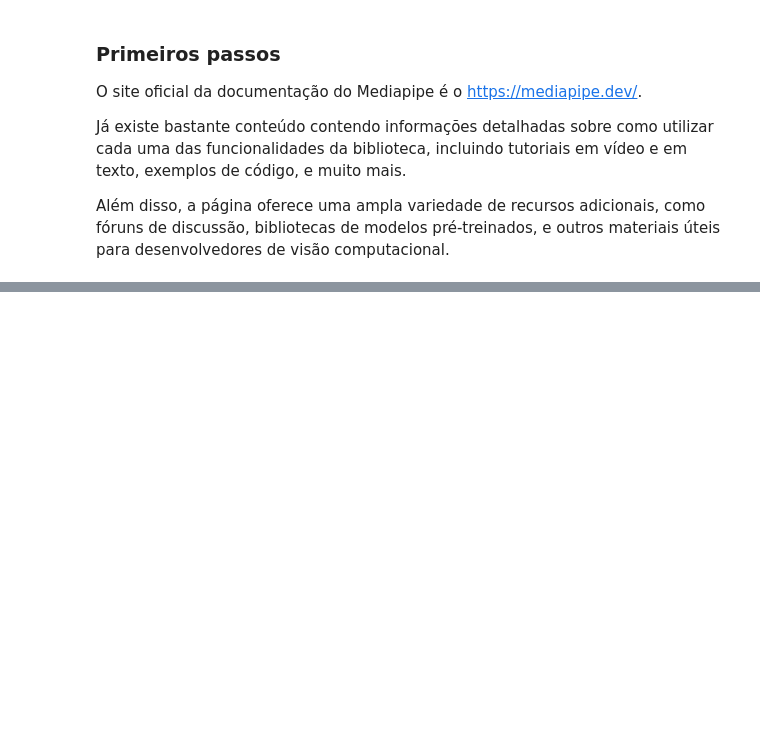
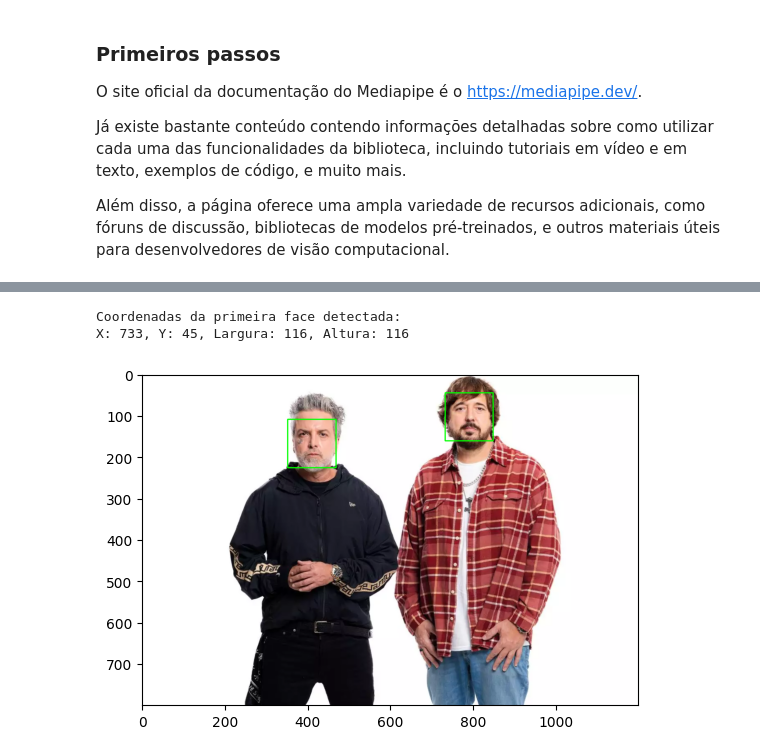
Before and after one commit to arnaldojr/cognitivecomputing, a Jupyter notebook: material/aulas/PDI/lab17/mediapipe.ipynb, the cells around one changed output, grey strips where cells are left out. Saved outputs shown, nothing was run; the diff lists cells and outputs as text; code cells hidden in the pictures; blank space fills up the shorter version.

```diff
--- a/material/aulas/PDI/lab17/mediapipe.ipynb
+++ b/material/aulas/PDI/lab17/mediapipe.ipynb
@@ -248,0 +174,24 @@ O mediapipe possui um modo para detecção de pose, o dense pose. Implemente uma
+# %%
+# para pegar as coordenadas do bounding box de cada face detectada, podemos acessar a propriedade `bounding_box` de cada detecção
+x = detection_result.detections[0].bounding_box.origin_x
+y = detection_result.detections[0].bounding_box.origin_y
+largura = detection_result.detections[0].bounding_box.width
+altura = detection_result.detections[0].bounding_box.height
+
+print(f"\nCoordenadas da primeira face detectada:")
+print(f"X: {x}, Y: {y}, Largura: {largura}, Altura: {altura}")
+
+# Vamos usar um laço for para visualizar os resultados
+for detection in detection_result.detections:
+    bbox = detection.bounding_box
+    start_point = (int(bbox.origin_x), int(bbox.origin_y))
+    end_point = (int(bbox.origin_x + bbox.width), int(bbox.origin_y + bbox.height))
+    cv2.rectangle(image_rgb, start_point, end_point, (0, 255, 0), 2)
+
+
+plt.imshow(image_rgb)
+plt.show()
+# %% [output]
+Coordenadas da primeira face detectada:
+X: 733, Y: 45, Largura: 116, Altura: 116
+[figure, added]
```
Also changed, not shown: parts of 46 cells of this notebook, 14 other files.
